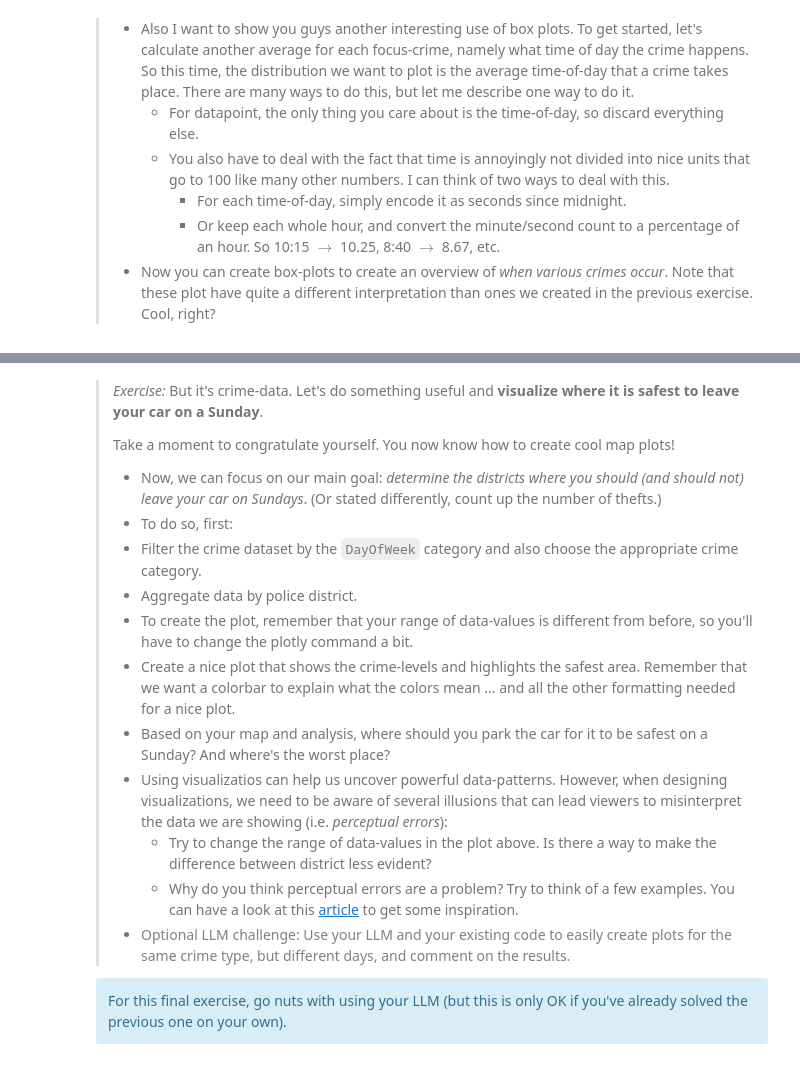
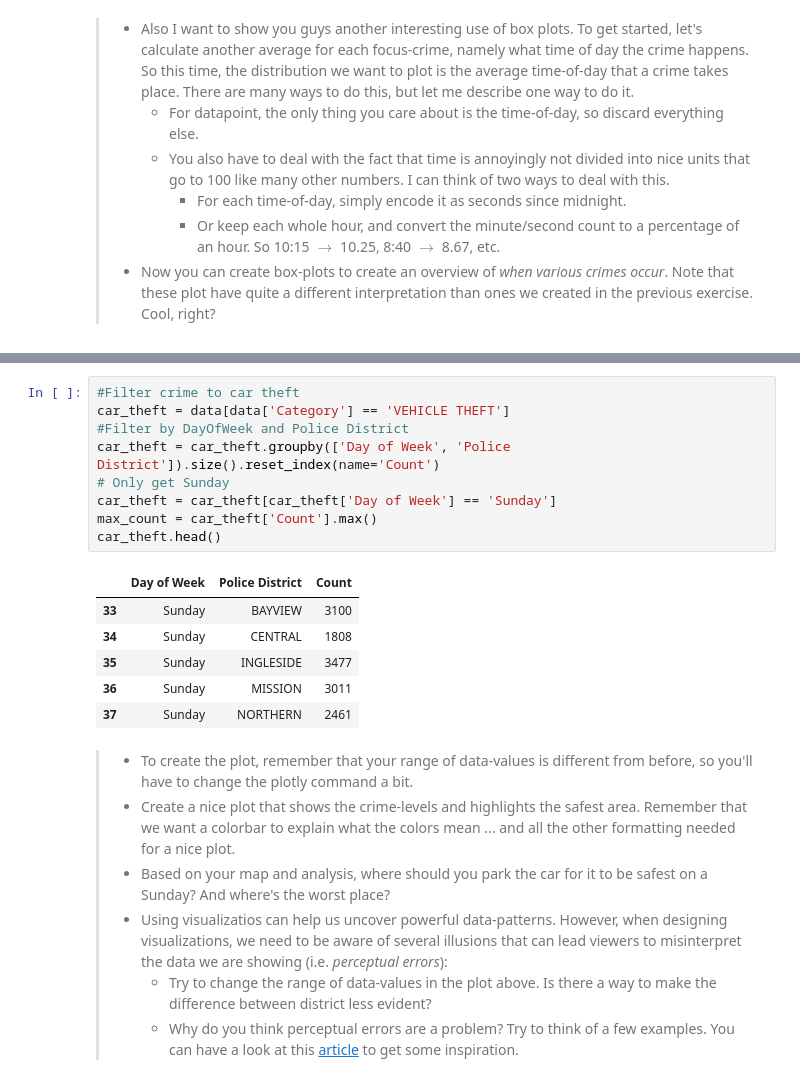
Before and after one commit to AleksandarLukic96/02806_Social_Data, a Jupyter notebook: notebooks/W3_Vic.ipynb, the cells around one changed output, grey strips where cells are left out. Drawn from its saved outputs; the diff is of its cells as text.

```diff
--- a/notebooks/W3_Vic.ipynb
+++ b/notebooks/W3_Vic.ipynb
@@ -301,19 +337,23 @@ You're encouraged to play around with other settings, color schemes, etc.
+# %%
+#Filter crime to car theft
+car_theft = data[data['Category'] == 'VEHICLE THEFT']
+#Filter by DayOfWeek and Police District
+car_theft = car_theft.groupby(['Day of Week', 'Police District']).size().reset_index(name='Count')
+# Only get Sunday
+car_theft = car_theft[car_theft['Day of Week'] == 'Sunday']
+max_count = car_theft['Count'].max()
+car_theft.head()
+# %% [output]
+|  | Day of Week | Police District | Count |
+| 33 | Sunday | BAYVIEW | 3100 |
+| 34 | Sunday | CENTRAL | 1808 |
+| 35 | Sunday | INGLESIDE | 3477 |
+| 36 | Sunday | MISSION | 3011 |
+| 37 | Sunday | NORTHERN | 2461 |
 # %% [markdown]
-> *Exercise:* But it's crime-data. Let's do something useful and **visualize where it is safest to leave your car on a Sunday**.
->
-> Take a moment to congratulate yourself. You now know how to create cool map plots!
-> * Now, we can focus on our main goal: *determine the districts where you should (and should not) leave your car on Sundays*. (Or stated differently, count up the number of thefts.)
-> * To do so, first:
->  * Filter the crime dataset by the `DayOfWeek` category and also choose the appropriate crime category.
->  * Aggregate data by police district.
 > * To create the plot, remember that your range of data-values is different from before, so you'll have to change the plotly command a bit.
 > * Create a nice plot that shows the crime-levels and highlights the safest area. Remember that we want a colorbar to explain what the colors mean ... and all the other formatting needed for a nice plot.
 > * Based on your map and analysis, where should you park the car for it to be safest on a Sunday? And where's the worst place?
 > * Using visualizatios can help us uncover powerful data-patterns. However, when designing visualizations, we need to be aware of several illusions that can lead viewers to misinterpret the data we are showing (i.e. *perceptual errors*):
 >    * Try to change the range of data-values in the plot above. Is there a way to make the difference between district less evident?
 >    * Why do you think perceptual errors are a problem? Try to think of a few examples. You can have a look at this [article](https://www.businessinsider.com/fox-news-obamacare-chart-2014-3?r=US&IR=T) to get some inspiration.
-> * <font color="gray">Optional LLM challenge: Use your LLM and your existing code to easily create plots for the same crime type, but different days, and comment on the results.</font>
-
-<div class="alert alert-block alert-info">
-For this final exercise, go nuts with using your LLM (but this is only OK if you've already solved the previous one on your own).
-</div>
```
Also changed, not shown: parts of 11 cells of this notebook.
